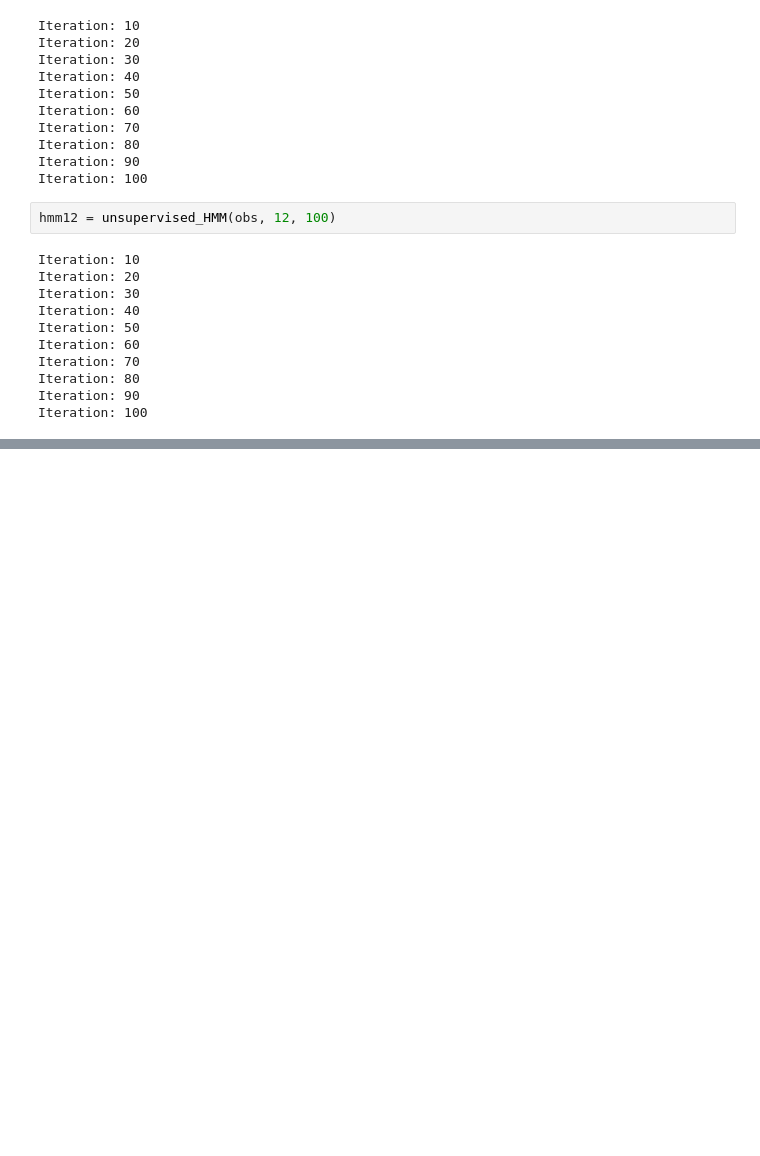
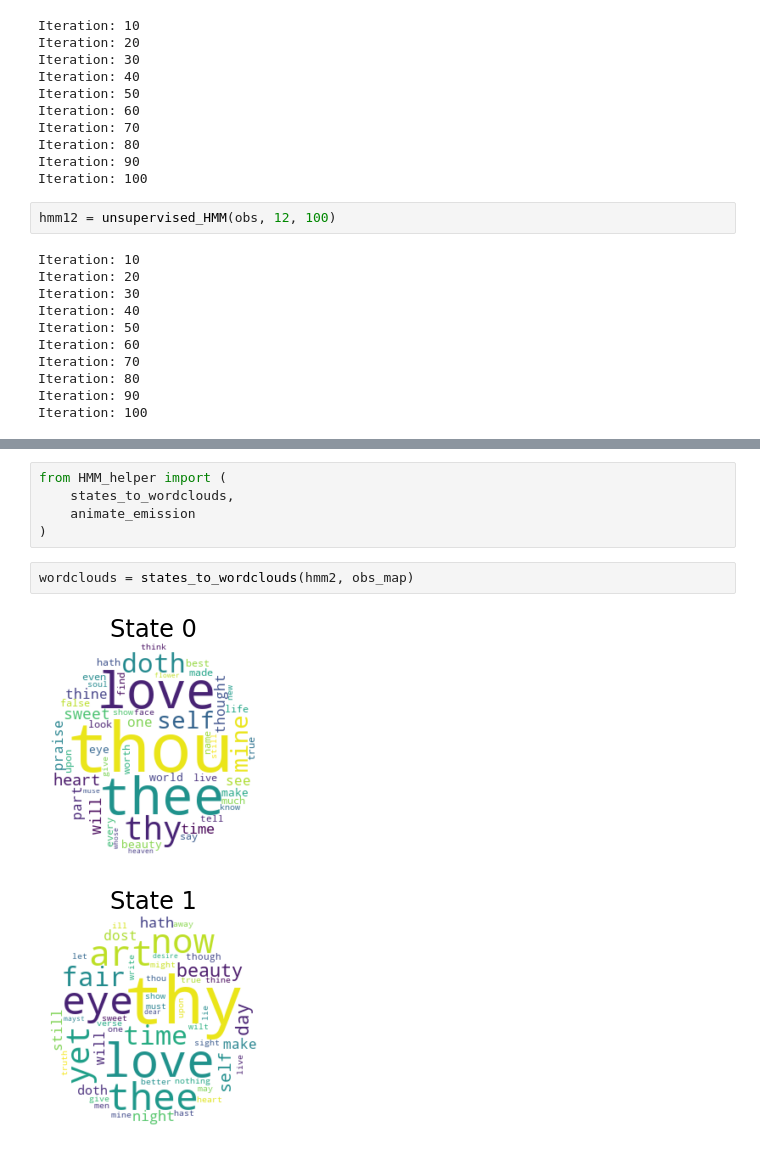
Before and after one commit to amandaliusa/cs155-shakespeare, a Jupyter notebook: unsupervised_hmm_lines.ipynb, the cells around one changed output, grey strips where cells are left out. Saved outputs shown, nothing was run; the diff lists cells and outputs as text; blank space fills up the shorter version.

```diff
--- a/unsupervised_hmm_lines.ipynb
+++ b/unsupervised_hmm_lines.ipynb
@@ -297,0 +312,10 @@ Is your mistress not four with canst thou.
+# %%
+from HMM_helper import (
+    states_to_wordclouds,
+    animate_emission
+)
+# %%
+wordclouds = states_to_wordclouds(hmm2, obs_map)
+# %% [output]
+[figure, added]
+[figure, added]
```
Also changed, not shown: parts of 16 cells of this notebook, 2 other files.
